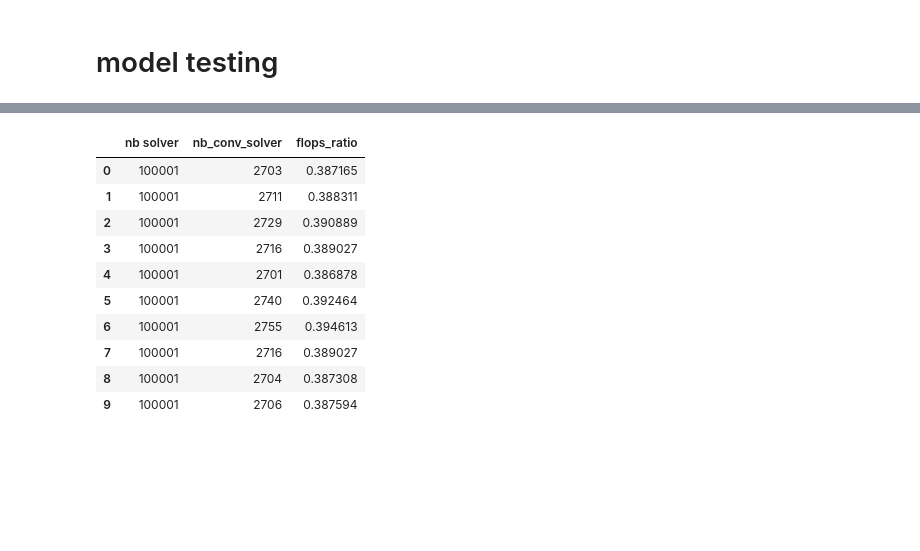
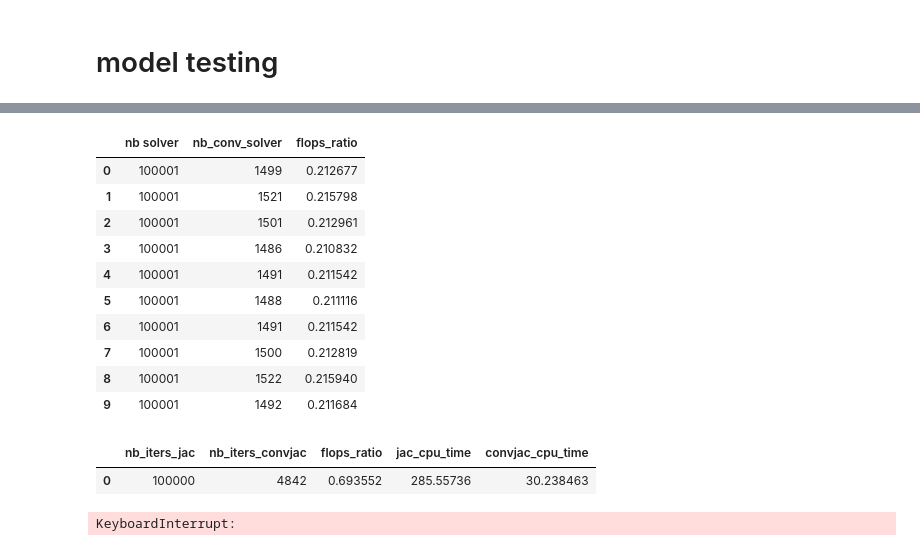
Before and after one commit to francescobardi/pde_solver_deep_learned, a Jupyter notebook: nnpde/main.ipynb, the cells around one changed output, grey strips where cells are left out. Cells and saved outputs as stored; diff of their text form; code cells hidden in the pictures; blank space fills up the shorter version.

```diff
--- a/nnpde/main.ipynb
+++ b/nnpde/main.ipynb
@@ -370,3 +399,3 @@ reload(MT)
 # %%
-mdl = M.JacobyWithConv(**base_parameters).fit(problem_instances)
+mdl = M.JacobyWithConv(**{**base_parameters, **{'max_epochs': 200, 'optimizer': 'Adadelta', 'nb_layers': 4}}).fit(problem_instances)
 # %% [output]
@@ -376,2 +423,22 @@ mdl = M.JacobyWithConv(**base_parameters).fit(problem_instances)
+# %%
+test_results_big_dimension = MT.test_results_pd(mdl.net, 10, 256)
+4
+test_results_big_dimension
+# %% [output]
+|  | nb solver | nb_conv_solver | flops_ratio |
+| 0 | 100001 | 1499 | 0.212677 |
+| 1 | 100001 | 1521 | 0.215798 |
+| 2 | 100001 | 1501 | 0.212961 |
+| 3 | 100001 | 1486 | 0.210832 |
+| 4 | 100001 | 1491 | 0.211542 |
+| 5 | 100001 | 1488 | 0.211116 |
+| 6 | 100001 | 1491 | 0.211542 |
+| 7 | 100001 | 1500 | 0.212819 |
+| 8 | 100001 | 1522 | 0.215940 |
+| 9 | 100001 | 1492 | 0.211684 |
 # %%
-test_results =  list(MT.test_model(mdl.net, 1, 64))
+test_results_ada = MT.test_results_pd(mdlAda.net, 1, 64)
+test_results_ada
+# %% [output]
+|  | nb_iters_jac | nb_iters_convjac | flops_ratio | jac_cpu_time | convjac_cpu_time |
+| 0 | 100000 | 4842 | 0.693552 | 285.55736 | 30.238463 |
@@ -381,14 +445,5 @@ test_results = MT.test_results_pd(mdl.net, 10, 64)
-# %%
-test_results
-# %% [output]
-|  | nb solver | nb_conv_solver | flops_ratio |
-| 0 | 100001 | 2703 | 0.387165 |
-| 1 | 100001 | 2711 | 0.388311 |
-| 2 | 100001 | 2729 | 0.390889 |
-| 3 | 100001 | 2716 | 0.389027 |
-| 4 | 100001 | 2701 | 0.386878 |
-| 5 | 100001 | 2740 | 0.392464 |
-| 6 | 100001 | 2755 | 0.394613 |
-| 7 | 100001 | 2716 | 0.389027 |
-| 8 | 100001 | 2704 | 0.387308 |
-| 9 | 100001 | 2706 | 0.387594 |
+# %%
+test_results_ada = MT.test_results_pd(mdlAda.net, 10, 64)
+test_results_ada_big_dimension = MT.test_results_pd(mdl.netAda, 10, 256)
+# %% [output]
+KeyboardInterrupt:
```
Also changed, not shown: parts of 13 cells of this notebook, 9 other files.
